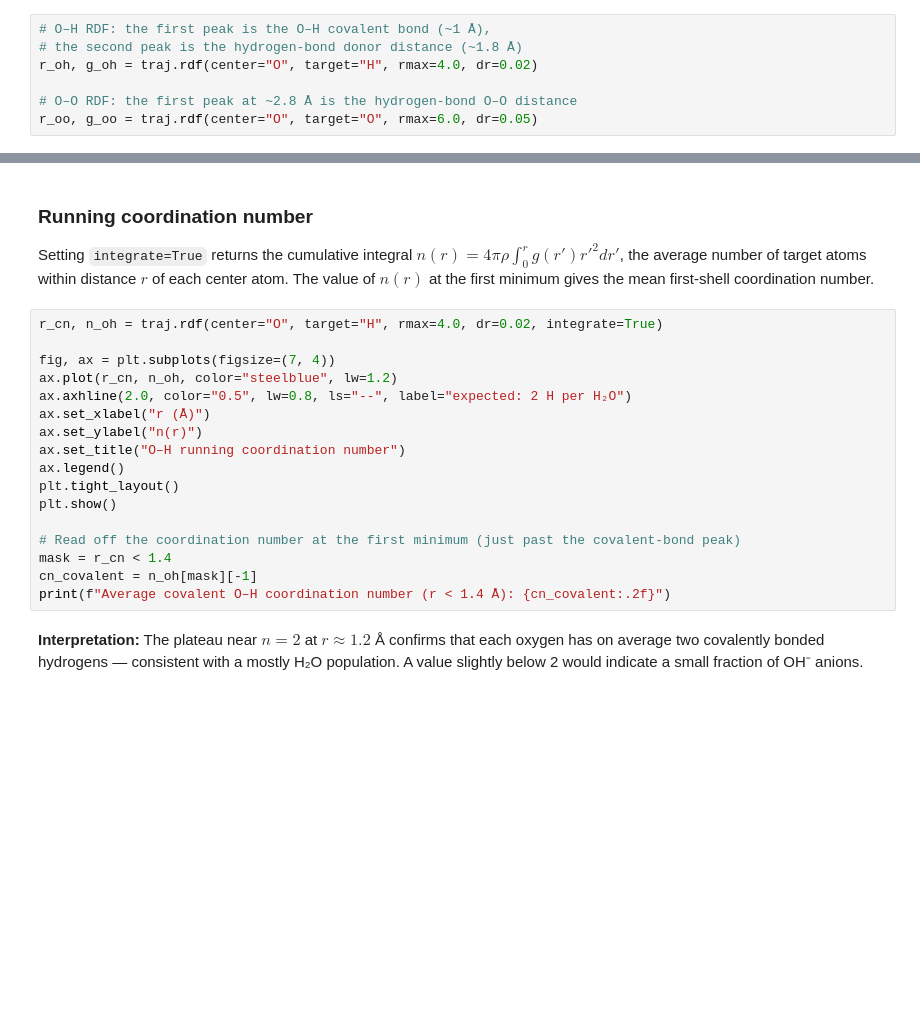
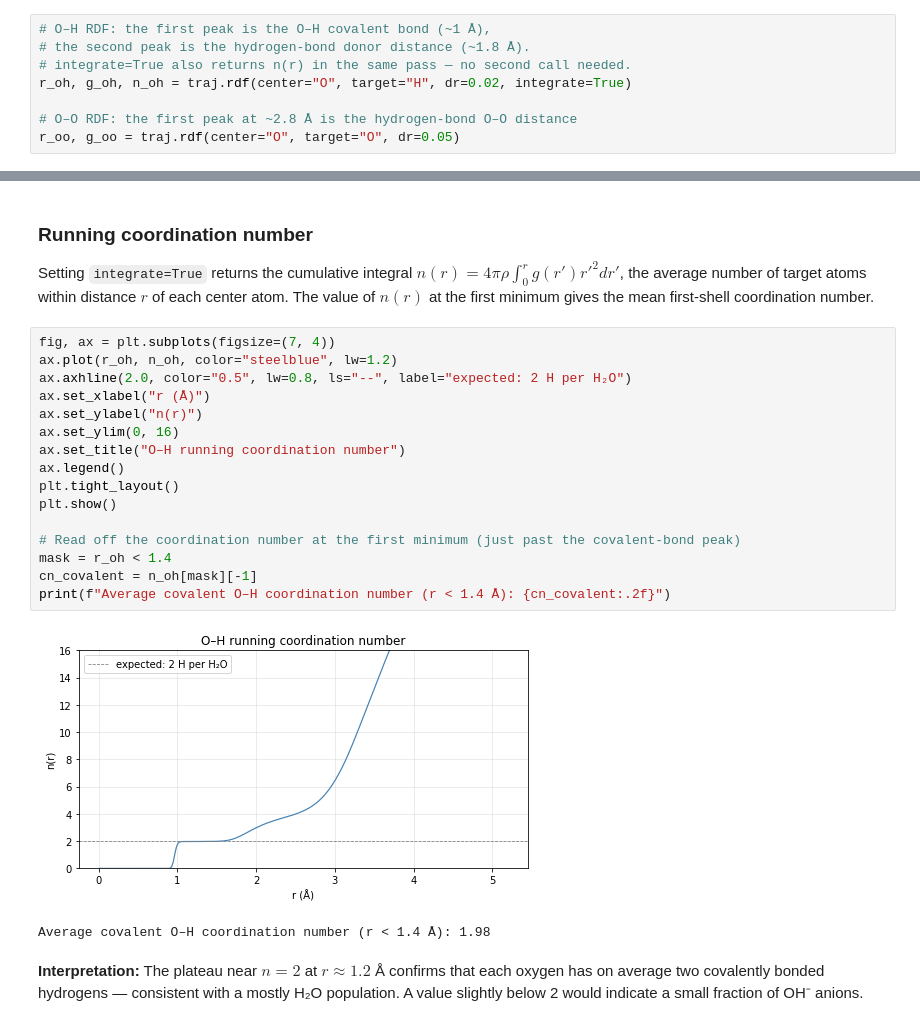
Before and after one commit to viktorsvahn/chempiler, a Jupyter notebook: chempiler_demo.ipynb, the cells around one changed output, grey strips where cells are left out. Drawn from its saved outputs; the diff is of its cells as text; blank space fills up the shorter version.

```diff
--- a/chempiler_demo.ipynb
+++ b/chempiler_demo.ipynb
@@ -191,8 +246,9 @@ Chempiler computes RDFs correctly under periodic boundary conditions using ASE's
 | `{"H2O": None}` | All atoms inside H₂O molecules |
 # %%
 # O–H RDF: the first peak is the O–H covalent bond (~1 Å),
-# the second peak is the hydrogen-bond donor distance (~1.8 Å)
-r_oh, g_oh = traj.rdf(center="O", target="H", rmax=4.0, dr=0.02)
+# the second peak is the hydrogen-bond donor distance (~1.8 Å).
+# integrate=True also returns n(r) in the same pass — no second call needed.
+r_oh, g_oh, n_oh = traj.rdf(center="O", target="H", dr=0.02, integrate=True)
 
 # O–O RDF: the first peak at ~2.8 Å is the hydrogen-bond O–O distance
-r_oo, g_oo = traj.rdf(center="O", target="O", rmax=6.0, dr=0.05)
+r_oo, g_oo = traj.rdf(center="O", target="O", dr=0.05)
@@ -229,22 +290,24 @@ Setting `integrate=True` returns the cumulative integral $n(r) = 4\pi\rho \int_0
 the average number of target atoms within distance $r$ of each center atom.
 The value of $n(r)$ at the first minimum gives the mean first-shell coordination number.
 # %%
-r_cn, n_oh = traj.rdf(center="O", target="H", rmax=4.0, dr=0.02, integrate=True)
-
 fig, ax = plt.subplots(figsize=(7, 4))
-ax.plot(r_cn, n_oh, color="steelblue", lw=1.2)
+ax.plot(r_oh, n_oh, color="steelblue", lw=1.2)
 ax.axhline(2.0, color="0.5", lw=0.8, ls="--", label="expected: 2 H per H₂O")
 ax.set_xlabel("r (Å)")
 ax.set_ylabel("n(r)")
+ax.set_ylim(0, 16)
 ax.set_title("O–H running coordination number")
 ax.legend()
 plt.tight_layout()
 plt.show()
 
 # Read off the coordination number at the first minimum (just past the covalent-bond peak)
-mask = r_cn < 1.4
+mask = r_oh < 1.4
 cn_covalent = n_oh[mask][-1]
 print(f"Average covalent O–H coordination number (r < 1.4 Å): {cn_covalent:.2f}")
+# %% [output]
+[figure, added]
+Average covalent O–H coordination number (r < 1.4 Å): 1.98
 # %% [markdown]
 **Interpretation:** The plateau near $n = 2$ at $r \approx 1.2$ Å confirms that each oxygen has on
 average two covalently bonded hydrogens — consistent with a mostly H₂O population. A value slightly
```
Also changed, not shown: parts of 22 cells of this notebook.
